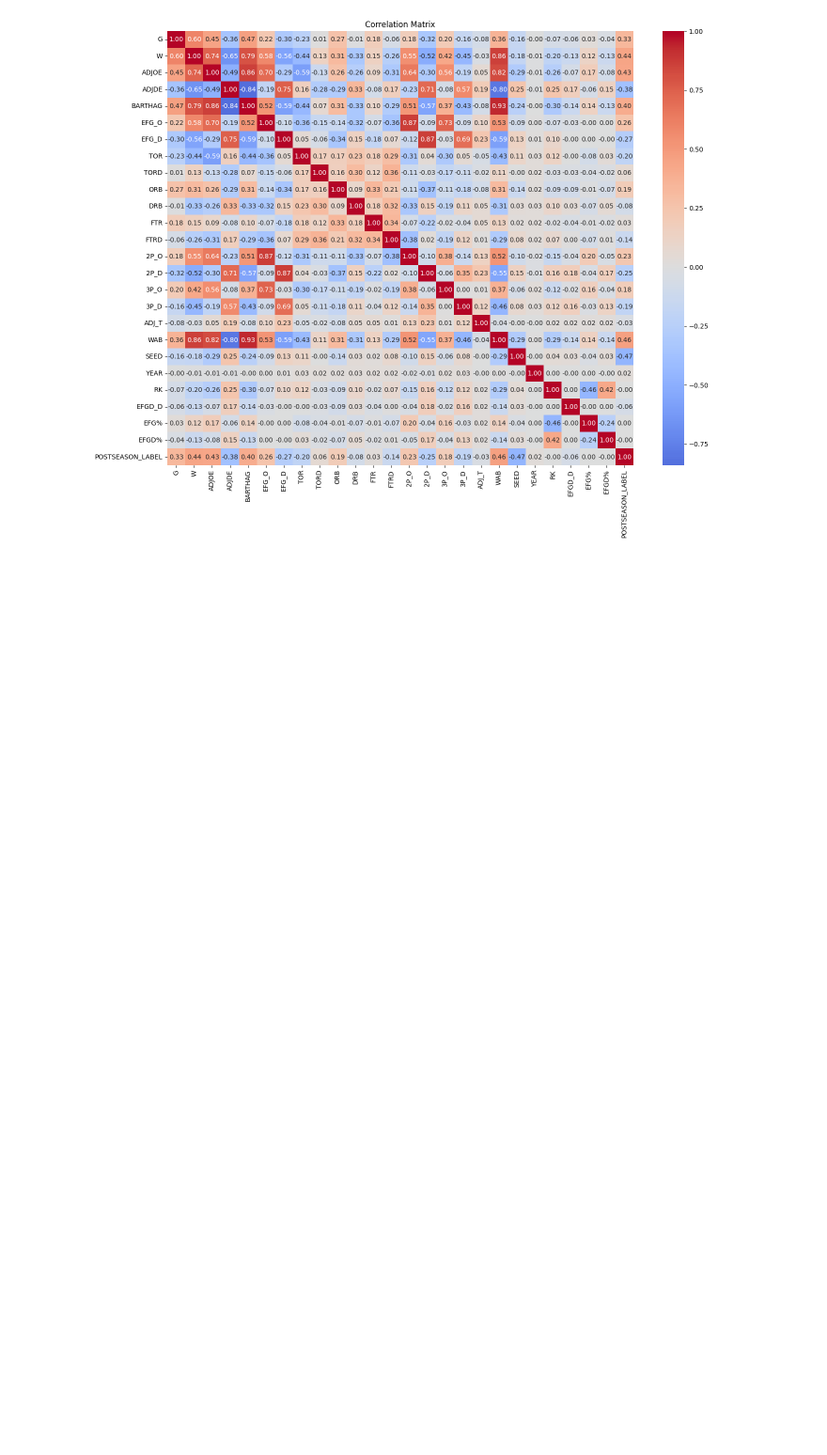
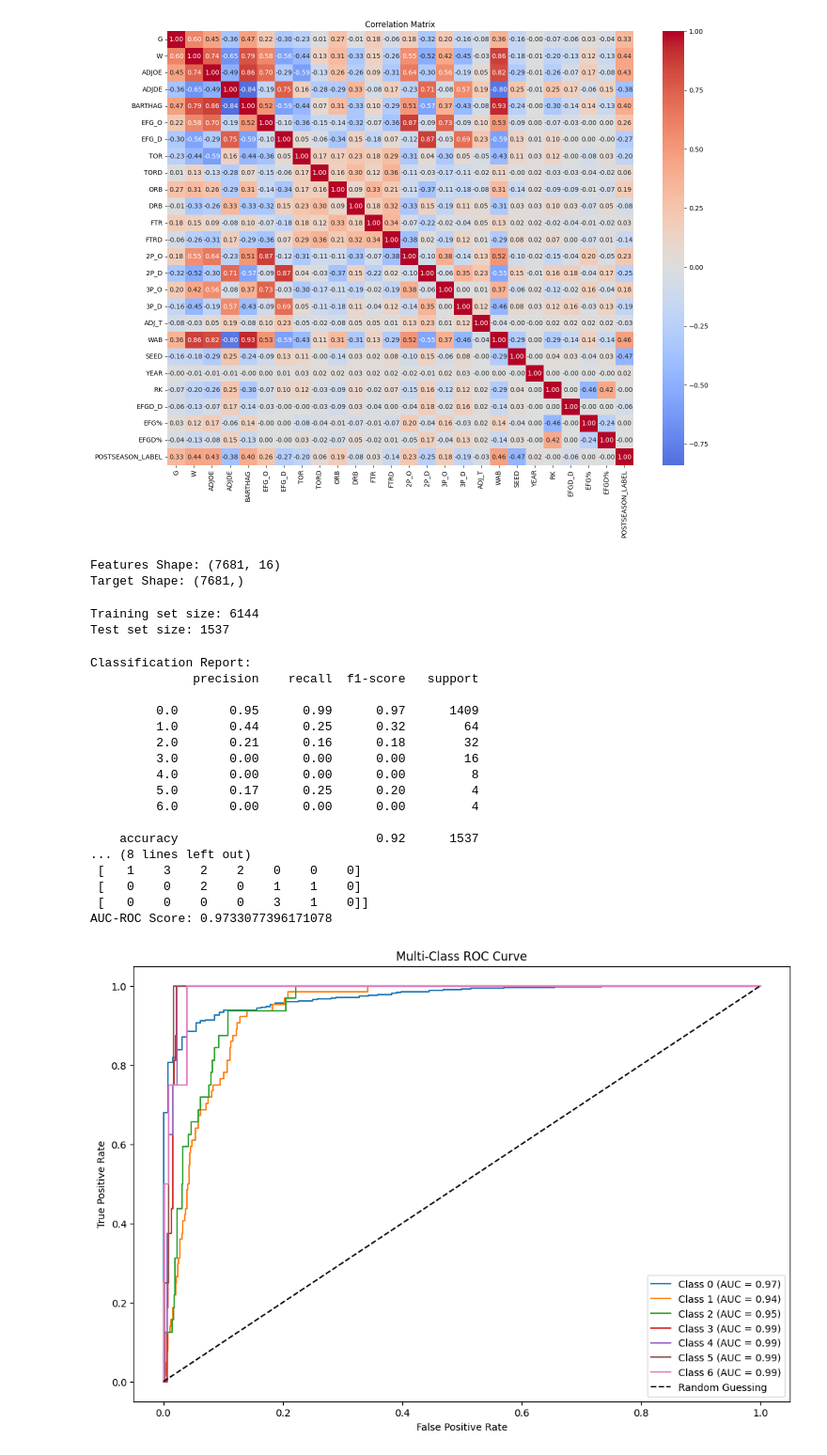
Before and after one commit to KunalShah443/College_Predictor, a Jupyter notebook: Code/Analysis.ipynb, the cells around one changed output. Shown at 94% size. Cells and saved outputs as stored; diff of their text form; code cells hidden in the pictures; blank space fills up the shorter version.

Commit message:
Did a logistic regression model to test the waters

```diff
--- a/Code/Analysis.ipynb
+++ b/Code/Analysis.ipynb
@@ -243,3 +243,83 @@ plt.title("Correlation Matrix")
 plt.show()
 # %% [output]
 [figure]
+# %%
+# Extract features and target
+X = combined_data[relevant_features].drop(columns=["POSTSEASON_LABEL"])
+y = combined_data["POSTSEASON_LABEL"]
+
+# Check the shape of the data
+print(f"Features Shape: {X.shape}")
+print(f"Target Shape: {y.shape}")
+# %% [output]
+Features Shape: (7681, 16)
+Target Shape: (7681,)
+# %%
+scaler = StandardScaler()
+X_scaled = scaler.fit_transform(X)
+
+# Split the data into training and testing sets
+X_train, X_test, y_train, y_test = train_test_split(X_scaled, y, test_size=0.2, random_state=42, stratify=y)
+
+# Check the split
+print(f"Training set size: {X_train.shape[0]}")
+print(f"Test set size: {X_test.shape[0]}")
+# %% [output]
+Training set size: 6144
+Test set size: 1537
+# %%
+# Initialize the Logistic Regression model
+model = LogisticRegression(max_iter=1000, random_state=42)
+
+# Train the model
+model.fit(X_train, y_train)
+
+# Make predictions and probabilities
+y_pred = model.predict(X_test)
+y_prob = model.predict_proba(X_test)
+# %%
+# Classification Report
+print("Classification Report:")
+print(classification_report(y_test, y_pred))
+
+# Confusion Matrix
+print("Confusion Matrix:")
+print(confusion_matrix(y_test, y_pred))
+
+# AUC-ROC Score
+roc_auc = roc_auc_score(y_test, y_prob, multi_class="ovr")
+print(f"AUC-ROC Score: {roc_auc}")
+
+# Plot ROC Curve
+plt.figure(figsize=(12, 8))
+
+for i in range(7):  # Assuming 7 classes
+    fpr, tpr, _ = roc_curve(y_test, y_prob[:, i], pos_label=i)
+    roc_auc = auc(fpr, tpr)
+    plt.plot(fpr, tpr, label=f"Class {i} (AUC = {roc_auc:.2f})")
+
+plt.plot([0, 1], [0, 1], 'k--', label="Random Guessing")
+plt.xlabel("False Positive Rate")
+plt.ylabel("True Positive Rate")
+plt.title("Multi-Class ROC Curve")
+plt.legend(loc="best")
+plt.show()
+# %% [output]
+Classification Report:
+              precision    recall  f1-score   support
+
+         0.0       0.95      0.99      0.97      1409
+         1.0       0.44      0.25      0.32        64
+         2.0       0.21      0.16      0.18        32
+         3.0       0.00      0.00      0.00        16
+         4.0       0.00      0.00      0.00         8
+         5.0       0.17      0.25      0.20         4
+         6.0       0.00      0.00      0.00         4
+
+    accuracy                           0.92      1537
+... (8 lines left out)
+ [   1    3    2    2    0    0    0]
+ [   0    0    2    0    1    1    0]
+ [   0    0    0    0    3    1    0]]
+AUC-ROC Score: 0.9733077396171078
+[figure, added]
```
Also changed, not shown: parts of 1 cell of this notebook.
